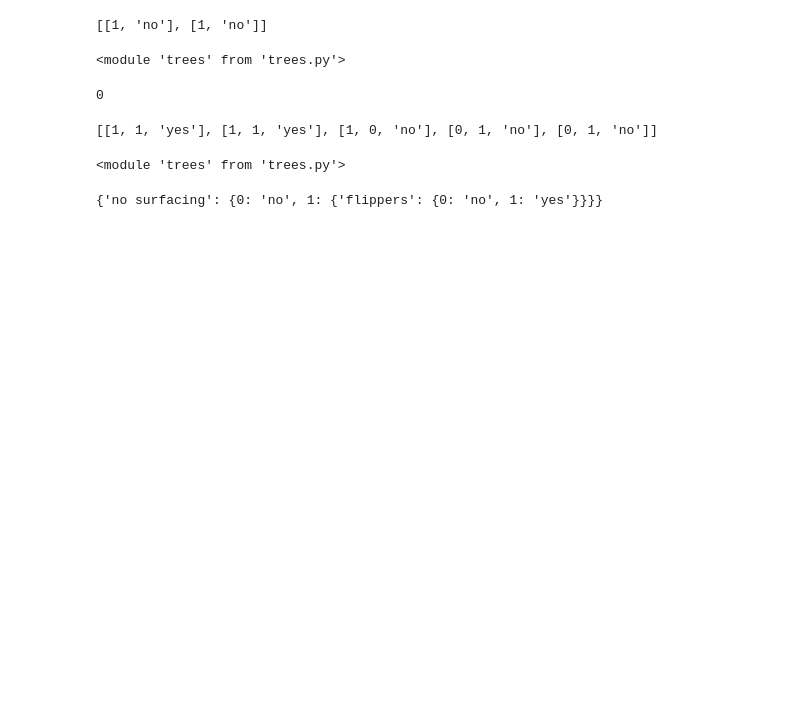
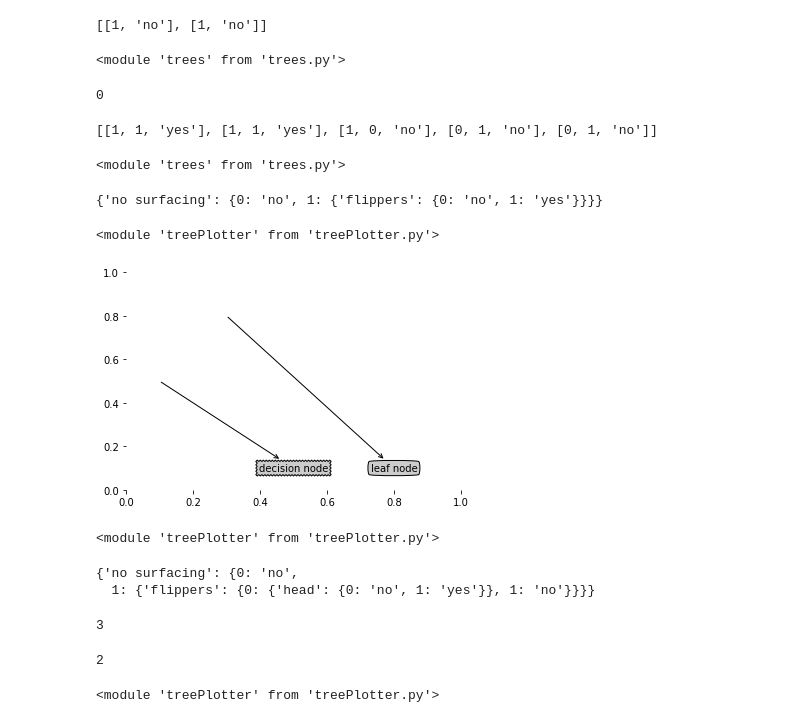
Before and after one commit to lovegoodJ/MLinAction, a Jupyter notebook: chapter3.ipynb, the cells around one changed output. Cells and saved outputs as stored; diff of their text form; code cells hidden in the pictures; blank space fills up the shorter version.

```diff
--- a/chapter3.ipynb
+++ b/chapter3.ipynb
@@ -72,0 +75,17 @@ myTree
+# %%
+reload(treePlotter)
+# %% [output]
+<module 'treePlotter' from 'treePlotter.py'>
+# %%
+treePlotter.createPlot()
+# %% [output]
+[figure, added]
+# %%
+reload(treePlotter)
+# %% [output]
+<module 'treePlotter' from 'treePlotter.py'>
+# %%
+treePlotter.retrieveTree(1)
+# %% [output]
+{'no surfacing': {0: 'no',
+  1: {'flippers': {0: {'head': {0: 'no', 1: 'yes'}}, 1: 'no'}}}}
@@ -72,0 +94,12 @@ myTree
+# %%
+treePlotter.getNumLeafs(myTree)
+# %% [output]
+3
+# %%
+treePlotter.getTreeDepth(myTree)
+# %% [output]
+2
+# %%
+reload(treePlotter)
+# %% [output]
+<module 'treePlotter' from 'treePlotter.py'>
```
Also changed, not shown: parts of 7 cells of this notebook, 2 other files.
